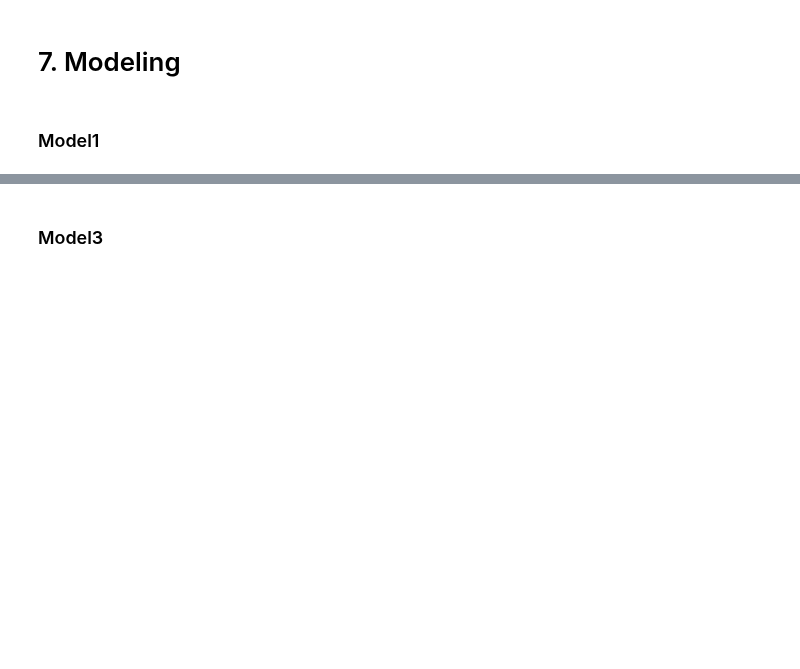
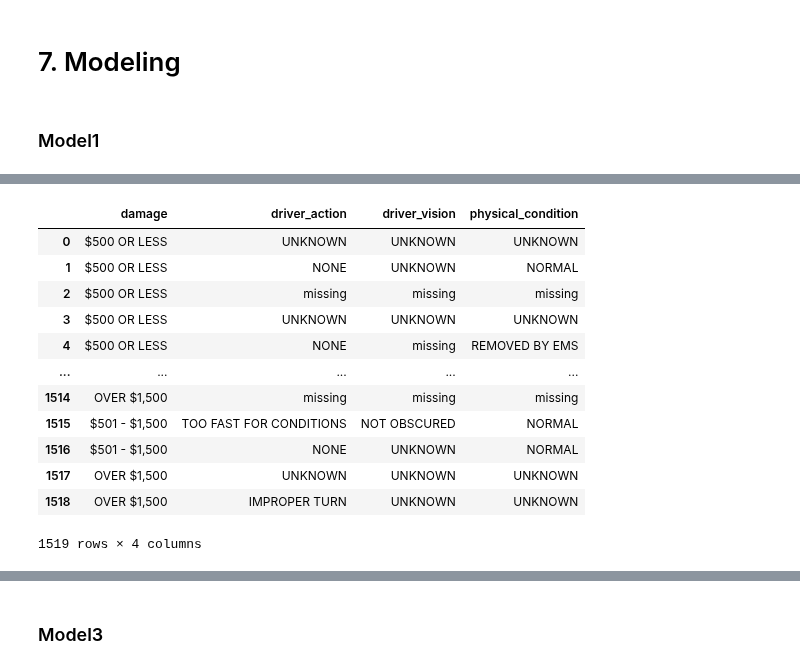
Before and after one commit to Ivan3864/dsc-Accidents-analysis, a Jupyter notebook: notebook.ipynb, the cells around one changed output, grey strips where cells are left out. Saved outputs shown, nothing was run; the diff lists cells and outputs as text; code cells hidden in the pictures; blank space fills up the shorter version.

```diff
--- a/notebook.ipynb
+++ b/notebook.ipynb
@@ -378,0 +363,3 @@ plt.show()
+# %%
+model2_df = cleaned_df3.loc[:,['posted_speed_limit', 'damage','injuries_total','age', 'driver_action','driver_vision', 'physical_condition']]
+model2_df.head()
@@ -378,0 +434,18 @@ plt.show()
+# %%
+# objects in the dataset\n",
+model2_objects_df = model2_df.select_dtypes(include=object)
+model2_objects_df
+# %% [output]
+|  | damage | driver_action | driver_vision | physical_condition |
+| 0 | $500 OR LESS | UNKNOWN | UNKNOWN | UNKNOWN |
+| 1 | $500 OR LESS | NONE | UNKNOWN | NORMAL |
+| 2 | $500 OR LESS | missing | missing | missing |
+| 3 | $500 OR LESS | UNKNOWN | UNKNOWN | UNKNOWN |
+| 4 | $500 OR LESS | NONE | missing | REMOVED BY EMS |
+| ... | ... | ... | ... | ... |
+| 1514 | OVER $1,500 | missing | missing | missing |
+| 1515 | $501 - $1,500 | TOO FAST FOR CONDITIONS | NOT OBSCURED | NORMAL |
+| 1516 | $501 - $1,500 | NONE | UNKNOWN | NORMAL |
+| 1517 | OVER $1,500 | UNKNOWN | UNKNOWN | UNKNOWN |
+| 1518 | OVER $1,500 | IMPROPER TURN | UNKNOWN | UNKNOWN |
+1519 rows × 4 columns
```
Also changed, not shown: parts of 40 cells of this notebook.
